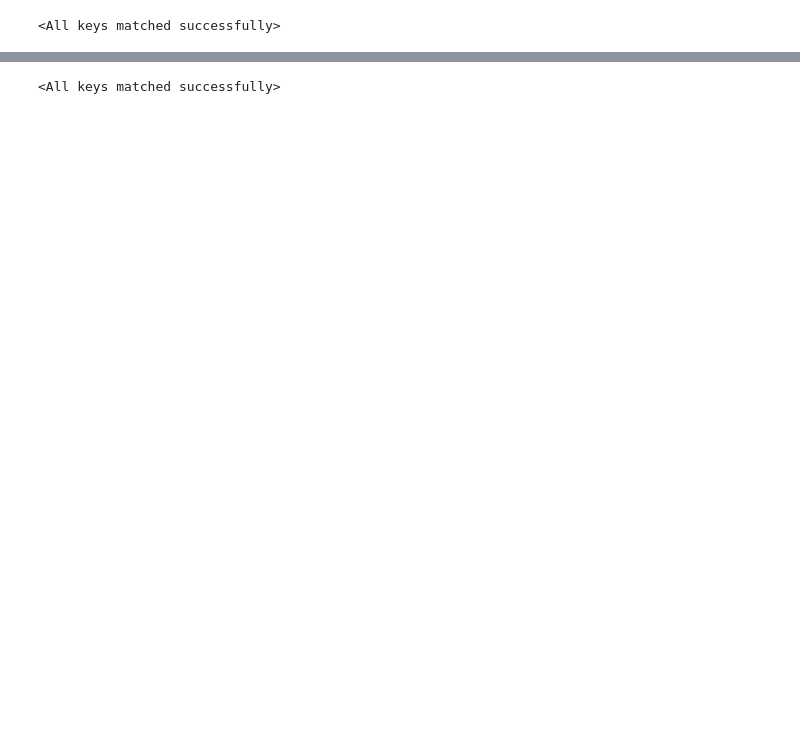
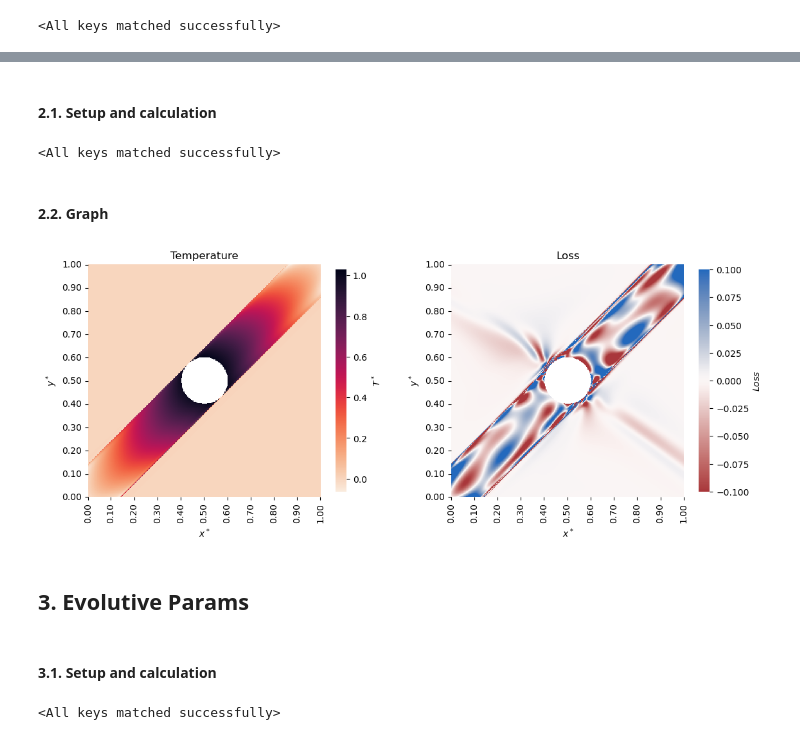
Before and after one commit to ThyCap/TCC, a Jupyter notebook: viz_file.ipynb, the cells around one changed output, grey strips where cells are left out. Cells and saved outputs as stored; diff of their text form; code cells hidden in the pictures; blank space fills up the shorter version.

```diff
--- a/viz_file.ipynb
+++ b/viz_file.ipynb
@@ -114,0 +153,2 @@ layers = np.array([2,32,32,32,32,32,32,32,32,1]) #8 hidden layers
+# %% [markdown]
+#### 2.1. Setup and calculation
@@ -115 +166,24 @@ layers = np.array([2,32,32,32,32,32,32,32,32,1]) #8 hidden layers
+# %%
+PINN = FCN(myProblem, X_train_PDE, X_train, T_train, X_test, partial_diff_equation)
+PINN.load_state_dict(torch.load('./PINN_files/PINN_wHole.pt'))
+# %% [output]
+<All keys matched successfully>
+# %%
+u_pred = PINN.forward(X_test)
+u_pred = np.transpose(np.reshape(u_pred.detach().numpy(), (N_x, N_y)))
+# %%
+lossTensor = PINN.lossTensor(X_test)
+lossTensor = np.reshape(lossTensor.detach().numpy(), (N_x,N_y))
+# %%
+mask = myProblem.isNotInCircleTensorOrder2(u_pred, x, y)
+# %% [markdown]
+#### 2.2. Graph
+# %%
+pplot(u_pred, lossTensor, mask = (1 - mask))
+# %% [output]
+[figure, added]
+# %% [markdown]
+## 3. Evolutive Params
+# %% [markdown]
+#### 3.1. Setup and calculation
 # %%
```
Also changed, not shown: parts of 35 cells of this notebook, 9 other files.
